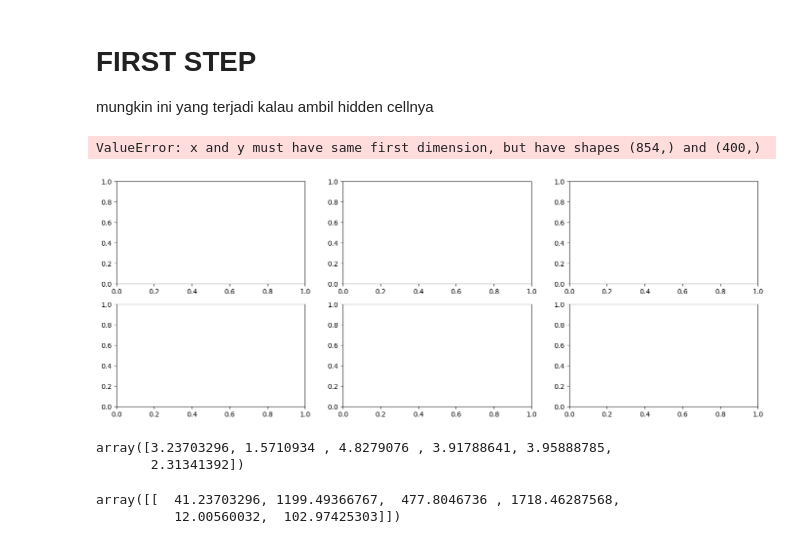
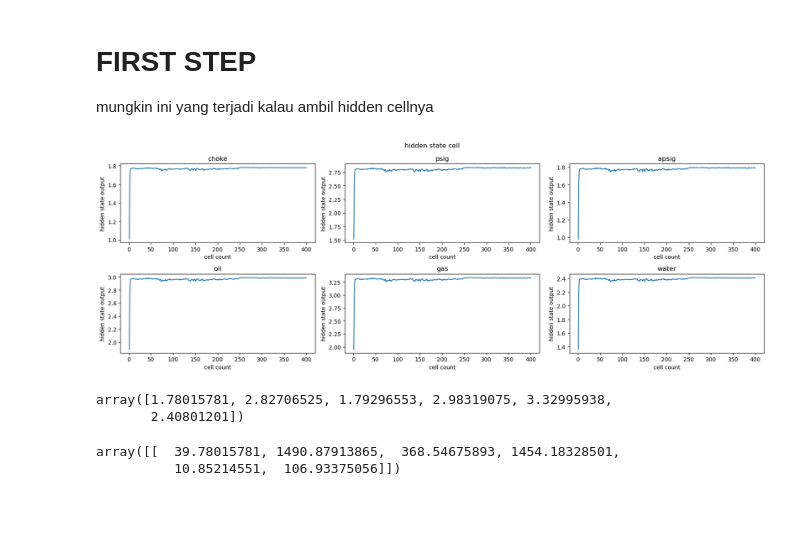
Before and after one commit to Dzyfhuba/lstm-prototype, a Jupyter notebook: app4.ipynb, the cells around one changed output. Saved outputs shown, nothing was run; the diff lists cells and outputs as text; code cells hidden in the pictures; blank space fills up the shorter version.

```diff
--- a/app4.ipynb
+++ b/app4.ipynb
@@ -496,8 +492,8 @@ c_prev = np.zeros((6,))
 
 predicted_scratch = np.array([])
 # Perform forward pass and prediction
-for t in range(len(df_choke_38_normalized.values)):
-# for t in range(400):
+# for t in range(len(df_choke_38_normalized.values)):
+for t in range(400):
     x_t = df_choke_38_normalized.values[t]
     h_t, c_t = lstm_forward(x_t, h_prev, c_prev, W_f, U_f, b_f, W_i, U_i, b_i, W_o, U_o, b_o, W_c, U_c, b_c)
     h_prev = h_t
@@ -553,36 +549,29 @@ mungkin ini yang terjadi kalau ambil hidden cellnya
 # %%
 # plot predicted_scratch_reshaped
 # plt.plot(range(predicted_scratch_reshaped.shape[0]), predicted_scratch_reshaped, label='Predicted')
 fig, ax = plt.subplots(figsize=(17,6), nrows=2, ncols=3)
 for i in range(6):
-    ax[i//3, i%3].plot(range(1, df_choke_38_normalized.shape[0]+1), predicted_scratch_reshaped[:,i], label='end of hidden state')
-    # ax[i//3, i%3].plot(range(1, 401), predicted_scratch_reshaped[:400,i], label='end of hidden state')
+    # ax[i//3, i%3].plot(range(1, df_choke_38_normalized.shape[0]+1), predicted_scratch_reshaped[:,i], label='end of hidden state')
+    ax[i//3, i%3].plot(range(1, 401), predicted_scratch_reshaped[:400,i], label='end of hidden state')
     ax[i//3, i%3].set_title(columns2[i])
     ax[i//3, i%3].set_xlabel('cell count')
     ax[i//3, i%3].set_ylabel('hidden state output')
     # add gap each axis
 
 fig.suptitle('hidden state cell')
 fig.tight_layout()
 fig.show()
 # %% [output]
-ValueError: x and y must have same first dimension, but have shapes (854,) and (400,)
-[figure, old version]
+[figure, new version]
-# %%
-# how to predict in LSTM using hidden state
-def predict(h, c, W_out, b_out):
-    return np.dot(h, W_out) + b_out
-
-# predict
-predicted_values = predict(h_t, c_t, W_out, b_out)
-predicted_values
-# %% [output]
-array([3.23703296, 1.5710934 , 4.8279076 , 3.91788641, 3.95888785,
-       2.31341392])
+# %%
+predicted_scratch_reshaped[-1]
+# %% [output]
+array([1.78015781, 2.82706525, 1.79296553, 2.98319075, 3.32995938,
+       2.40801201])
 # %%
 # denormalized
-predicted_values_denormalized = scaler.inverse_transform([predicted_values])
+predicted_values_denormalized = scaler.inverse_transform([predicted_scratch_reshaped[-1]])
 predicted_values_denormalized
 # %% [output]
-array([[  41.23703296, 1199.49366767,  477.8046736 , 1718.46287568,
-          12.00560032,  102.97425303]])
+array([[  39.78015781, 1490.87913865,  368.54675893, 1454.18328501,
+          10.85214551,  106.93375056]])
```
Also changed, not shown: parts of 10 cells of this notebook, 3 other files.
